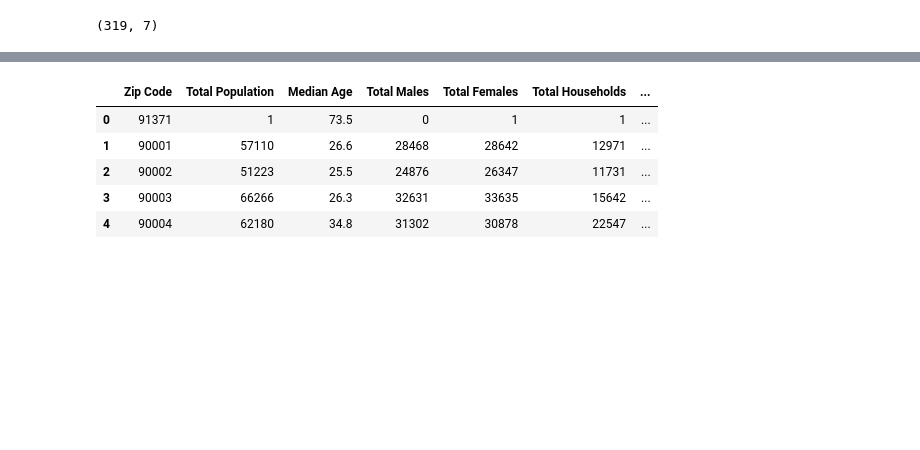
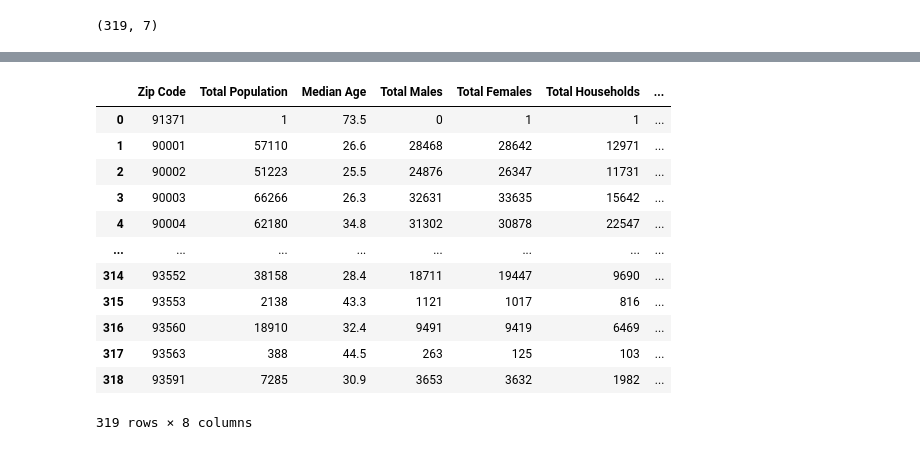
Before and after one commit to salma71/COVID_-LA, a Jupyter notebook: data_expolration.ipynb, the cells around one changed output, grey strips where cells are left out. Cells and saved outputs as stored; diff of their text form; code cells hidden in the pictures; blank space fills up the shorter version.

Commit message:
parse zip codes, concat into one dataframe

```diff
--- a/data_expolration.ipynb
+++ b/data_expolration.ipynb
@@ -37,10 +37 @@ with pd.option_context('display.max_columns', None):
 136 rows × 13 columns
-# %%
-# url_1 = 'https://data.chhs.ca.gov/dataset/6882c390-b2d7-4b9a-aefa-2068cee63e47/resource/6cd8d424-dfaa-4bdd-9410-a3d656e1176e/download/covid19data.csv'
-# url_2 = 'https://raw.githubusercontent.com/salma71/COVID_LA/salma/datasets/COVID19_by_Neighborhood.csv'
-url_3 = 'https://lahub.maps.arcgis.com/sharing/rest/content/items/158dab4a07b04ecb8d47fea1746303ac/data'
-set_option('display.max_columns', None)
-# df = pd.concat(map(pd.read_csv, [url_1, url_2, url_3]))
-testing  = pd.read_csv(url_3)
-display(testing.head())
-testing.shape
@@ -113,21 +110,30 @@ census_pop.shape
 # %%
 from uszipcode import SearchEngine
+
 search = SearchEngine(simple_zipcode=True)
 # iterate over the zip codes and extract the county name
-for i, row in census_pop.iterrows():
-  zips = census_pop.loc[i, 'Zip Code']
+zipy_code = census_pop.iloc[:,0].values
+county = pd.DataFrame()
+for i in zipy_code:
+  temp = pd.DataFrame(np.array((search.by_zipcode(i).county).split(',')))
+  county =  county.append(temp, ignore_index = True)
 
-  county = (search.by_zipcode(zips)).county
-  # append the county name to a new column
-  census_pop['county'] = county
+county.rename(columns={0: 'county'}, inplace=True)
+df = pd.concat([census_pop, county],axis=1, join='inner')
+
   # remove County word from county name
-  census_pop['county'] = census_pop['county'].str.replace('County', '')
-
-census_pop.head()
+df
 # %% [output]
 |  | Zip Code | Total Population | Median Age | Total Males | Total Females | Total Households | ... |
 | 0 | 91371 | 1 | 73.5 | 0 | 1 | 1 | ... |
 | 1 | 90001 | 57110 | 26.6 | 28468 | 28642 | 12971 | ... |
 | 2 | 90002 | 51223 | 25.5 | 24876 | 26347 | 11731 | ... |
 | 3 | 90003 | 66266 | 26.3 | 32631 | 33635 | 15642 | ... |
 | 4 | 90004 | 62180 | 34.8 | 31302 | 30878 | 22547 | ... |
+| ... | ... | ... | ... | ... | ... | ... | ... |
+| 314 | 93552 | 38158 | 28.4 | 18711 | 19447 | 9690 | ... |
+| 315 | 93553 | 2138 | 43.3 | 1121 | 1017 | 816 | ... |
+| 316 | 93560 | 18910 | 32.4 | 9491 | 9419 | 6469 | ... |
+| 317 | 93563 | 388 | 44.5 | 263 | 125 | 103 | ... |
+| 318 | 93591 | 7285 | 30.9 | 3653 | 3632 | 1982 | ... |
+319 rows × 8 columns
```
Also changed, not shown: parts of 6 cells of this notebook.
